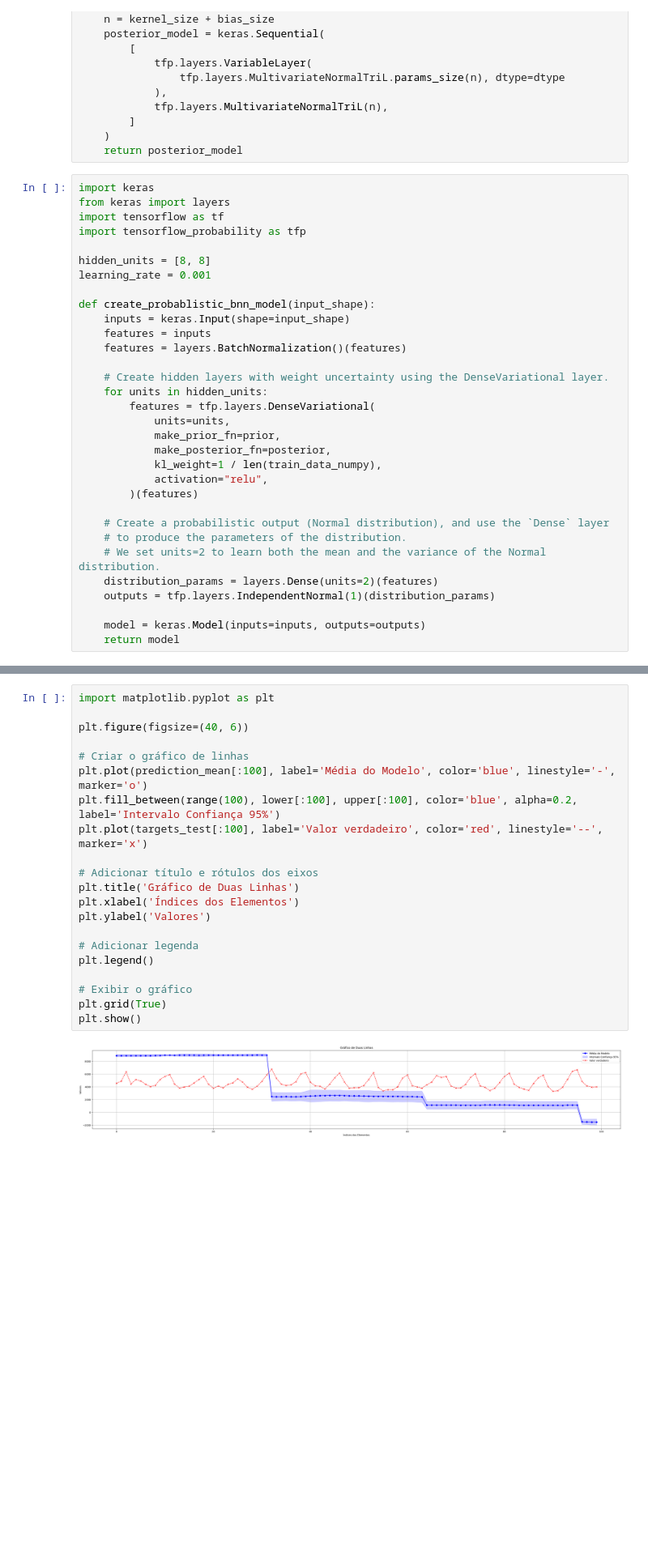
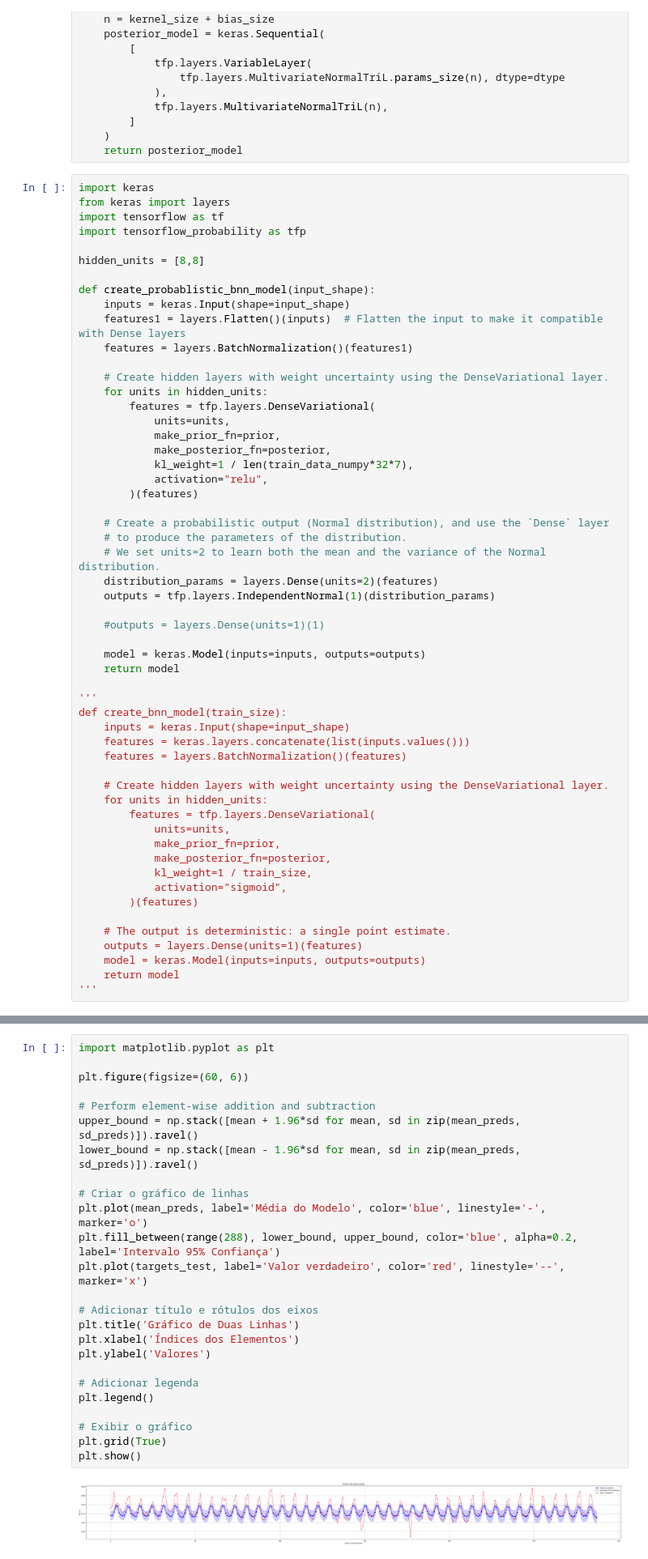
Before and after one commit to GuiSSMartins/DTx-Project, a Jupyter notebook: DTx_Project.ipynb, the cells around one changed output, grey strips where cells are left out. Shown at 81% size. Cells and saved outputs as stored; diff of their text form; blank space fills up the shorter version.

```diff
--- a/DTx_Project.ipynb
+++ b/DTx_Project.ipynb
@@ -794,13 +794,12 @@ from keras import layers
 import tensorflow as tf
 import tensorflow_probability as tfp
 
-hidden_units = [8, 8]
-learning_rate = 0.001
+hidden_units = [8,8]
 
 def create_probablistic_bnn_model(input_shape):
     inputs = keras.Input(shape=input_shape)
-    features = inputs
-    features = layers.BatchNormalization()(features)
+    features1 = layers.Flatten()(inputs)  # Flatten the input to make it compatible with Dense layers
+    features = layers.BatchNormalization()(features1)
 
     # Create hidden layers with weight uncertainty using the DenseVariational layer.
     for units in hidden_units:
@@ -808,7 +807,7 @@ def create_probablistic_bnn_model(input_shape):
             units=units,
             make_prior_fn=prior,
             make_posterior_fn=posterior,
-            kl_weight=1 / len(train_data_numpy),
+            kl_weight=1 / len(train_data_numpy*32*7),
             activation="relu",
         )(features)
 
@@ -818,5 +817,29 @@ def create_probablistic_bnn_model(input_shape):
     distribution_params = layers.Dense(units=2)(features)
     outputs = tfp.layers.IndependentNormal(1)(distribution_params)
 
+    #outputs = layers.Dense(units=1)(1)
+
     model = keras.Model(inputs=inputs, outputs=outputs)
     return model
+
+'''
+def create_bnn_model(train_size):
+    inputs = keras.Input(shape=input_shape)
+    features = keras.layers.concatenate(list(inputs.values()))
+    features = layers.BatchNormalization()(features)
+
+    # Create hidden layers with weight uncertainty using the DenseVariational layer.
+    for units in hidden_units:
+        features = tfp.layers.DenseVariational(
+            units=units,
+            make_prior_fn=prior,
+            make_posterior_fn=posterior,
+            kl_weight=1 / train_size,
+            activation="sigmoid",
+        )(features)
+
+    # The output is deterministic: a single point estimate.
+    outputs = layers.Dense(units=1)(features)
+    model = keras.Model(inputs=inputs, outputs=outputs)
+    return model
+'''
@@ -964,26 +994,30 @@ upper, lower
 # %%
 import matplotlib.pyplot as plt
 
-plt.figure(figsize=(40, 6))
+plt.figure(figsize=(60, 6))
+
+# Perform element-wise addition and subtraction
+upper_bound = np.stack([mean + 1.96*sd for mean, sd in zip(mean_preds, sd_preds)]).ravel()
+lower_bound = np.stack([mean - 1.96*sd for mean, sd in zip(mean_preds, sd_preds)]).ravel()
 
 # Criar o gráfico de linhas
-plt.plot(prediction_mean[:100], label='Média do Modelo', color='blue', linestyle='-', marker='o')
-plt.fill_between(range(100), lower[:100], upper[:100], color='blue', alpha=0.2, label='Intervalo Confiança 95%')
-plt.plot(targets_test[:100], label='Valor verdadeiro', color='red', linestyle='--', marker='x')
+plt.plot(mean_preds, label='Média do Modelo', color='blue', linestyle='-', marker='o')
+plt.fill_between(range(288), lower_bound, upper_bound, color='blue', alpha=0.2, label='Intervalo 95% Confiança')
+plt.plot(targets_test, label='Valor verdadeiro', color='red', linestyle='--', marker='x')
 
 # Adicionar título e rótulos dos eixos
 plt.title('Gráfico de Duas Linhas')
 plt.xlabel('Índices dos Elementos')
 plt.ylabel('Valores')
 
 # Adicionar legenda
 plt.legend()
 
 # Exibir o gráfico
 plt.grid(True)
 plt.show()
 # %% [output]
-[figure, old version]
+[figure, new version]
 # %%
 # Gráfico evolução Loss
 plt.plot(history_BNN.history['loss'])
```
Also changed, not shown: parts of 10 cells of this notebook.
